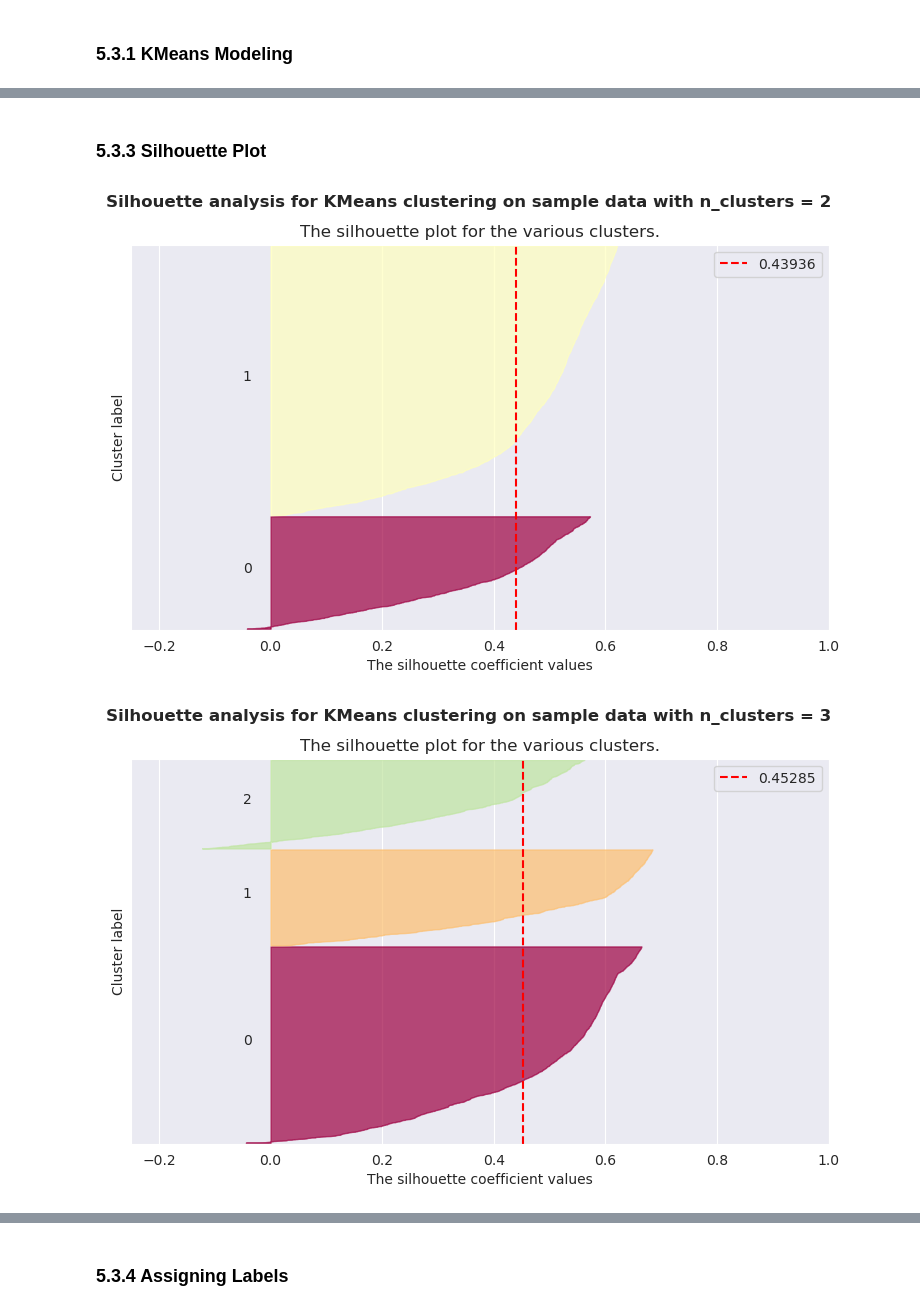
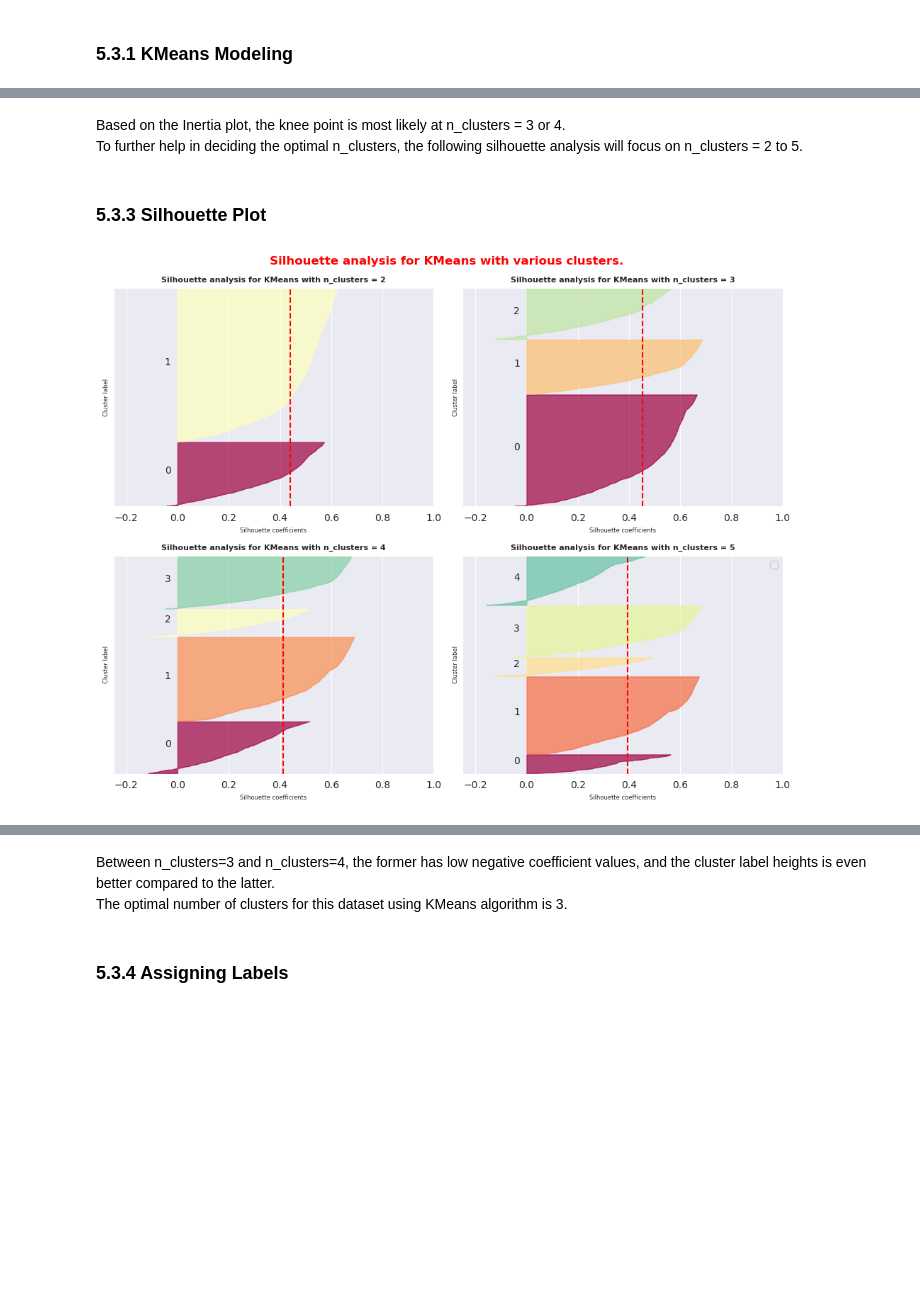
Before and after one commit to ds-edu/DataScienceCapstone_OnlineRetail, a Jupyter notebook: notebooks/CustomerSegmentation.ipynb, the cells around one changed output, grey strips where cells are left out. Cells and saved outputs as stored; diff of their text form; code cells hidden in the pictures; blank space fills up the shorter version.

```diff
--- a/notebooks/CustomerSegmentation.ipynb
+++ b/notebooks/CustomerSegmentation.ipynb
@@ -1077,3 +1028,6 @@ def f_wcss_score(pipex, X):
+# %%
+def f_inertia_score(pipex, X):
+    return pipex['cluster'].inertia_
 # %% [markdown]
 ### 5.2.3 Functions for Bayesian Search
 # %% [markdown]
@@ -1357,0 +1255,3 @@ final_best_params
+# %%
+df_inertia = pd.DataFrame(results)
+df_inertia
@@ -1416,18 +1351,24 @@ plt.show()
+# %% [markdown]
+Based on the Inertia plot, the knee point is most likely at n_clusters = 3 or 4.\
+To further help in deciding the optimal n_clusters, the following silhouette analysis will focus on n_clusters = 2 to 5.
 # %% [markdown]
 ### 5.3.3 Silhouette Plot
 # %%
-
+fig, ax1 = plt.subplots(2,2, figsize=(10,8))
 avg_silhouette_scores = []
 avg_per_k = {}
 
-for k in k_clusters:
-    fig, ax1 = plt.subplots(1, 1)
-    fig.set_size_inches(9, 5)
+for i, k in enumerate(k_clusters[0:4]):
 
+    xctr = yctr = 0
+    if i%2 != 0:
+        yctr = 1
+    if i>=2:
+        xctr = 1
 
     # The silhouette coefficient can range from -1, 1
-    ax1.set_xlim([-0.25, 1])
-    ax1.set_ylim([0, len(X_scaled) + (k + 1) * 10])
+    ax1[xctr][yctr].set_xlim([-0.25, 1])
+    ax1[xctr][yctr].set_ylim([0, len(X_scaled) + (k + 1) * 10])
 
 
     clusterer = KMeans(n_clusters=k, random_state=random_seed, max_iter=1000)
@@ -1437,44 +1378,41 @@ for k in k_clusters:
     silhouette_avg  = silhouette_score(X_scaled, cl_labels)
     avg_silhouette_scores.append(silhouette_avg)
     avg_per_k[k] = silhouette_avg
 
     sample_silhouette_values = silhouette_samples(X_scaled, cl_labels)
 
     y_lower = 10
     for i in range(k):
         ith_cluster_silhouette_values = \
             sample_silhouette_values[cl_labels == i]
 
         ith_cluster_silhouette_values.sort()
 
         size_cluster_i = ith_cluster_silhouette_values.shape[0]
         y_upper = y_lower + size_cluster_i
 
         cmap = colormaps.get_cmap('Spectral')
         color = cmap(float(i) / k)
-        ax1.fill_betweenx(np.arange(y_lower, y_upper),
+        ax1[xctr][yctr].fill_betweenx(np.arange(y_lower, y_upper),
                           0, ith_cluster_silhouette_values,
                           facecolor=color, edgecolor=color, alpha=0.7)
 
-        ax1.text(-0.05, y_lower + 0.5 * size_cluster_i, str(i))
+        ax1[xctr][yctr].text(-0.05, y_lower + 0.5 * size_cluster_i, str(i))
 
         y_lower = y_upper + 10  # 10 for the 0 samples
 
 
-
-    ax1.set_title("The silhouette plot for the various clusters.")
-    ax1.set_xlabel("The silhouette coefficient values")
-    ax1.set_ylabel("Cluster label")
+    ax1[xctr][yctr].set_title("Silhouette analysis for KMeans with n_clusters = %d" % k, fontsize=8, fontweight='bold')
+    ax1[xctr][yctr].set_xlabel("Silhouette coefficients", fontsize=6)
+    ax1[xctr][yctr].set_ylabel("Cluster label",  fontsize=6)
 
 
-    ax1.axvline(x=silhouette_avg, color="red", linestyle="--", label=silhouette_avg.round(5))
-
-    ax1.set_yticks([])  # Clear the yaxis labels / ticks
-    ax1.set_xticks([ -0.2, 0, 0.2, 0.4, 0.6, 0.8, 1])
+    ax1[xctr][yctr].axvline(x=silhouette_avg, color="red", linestyle="--")
+    ax1[xctr][yctr].set_yticks([])  # Clear the yaxis labels / ticks
+    ax1[xctr][yctr].set_xticks([ -0.2, 0, 0.2, 0.4, 0.6, 0.8, 1])
     plt.legend()
-    plt.suptitle(("Silhouette analysis for KMeans clustering on sample data "
-                  "with n_clusters = %d" % k),
+    plt.tight_layout()
+    plt.suptitle("Silhouette analysis for KMeans with various clusters.", color='red',
                  fontsize=12, fontweight='bold')
 # %% [output]
-[figure, old version]
+[figure, new version]
-[figure, removed]
@@ -1488,2 +1419,5 @@ for k in k_clusters:
+# %% [markdown]
+Between n_clusters=3 and n_clusters=4, the former has low negative coefficient values, and the cluster label heights is even better compared to the latter.\
+The optimal number of clusters for this dataset using KMeans algorithm is 3.
 # %% [markdown]
 ### 5.3.4 Assigning Labels
```
Also changed, not shown: parts of 65 cells of this notebook.
